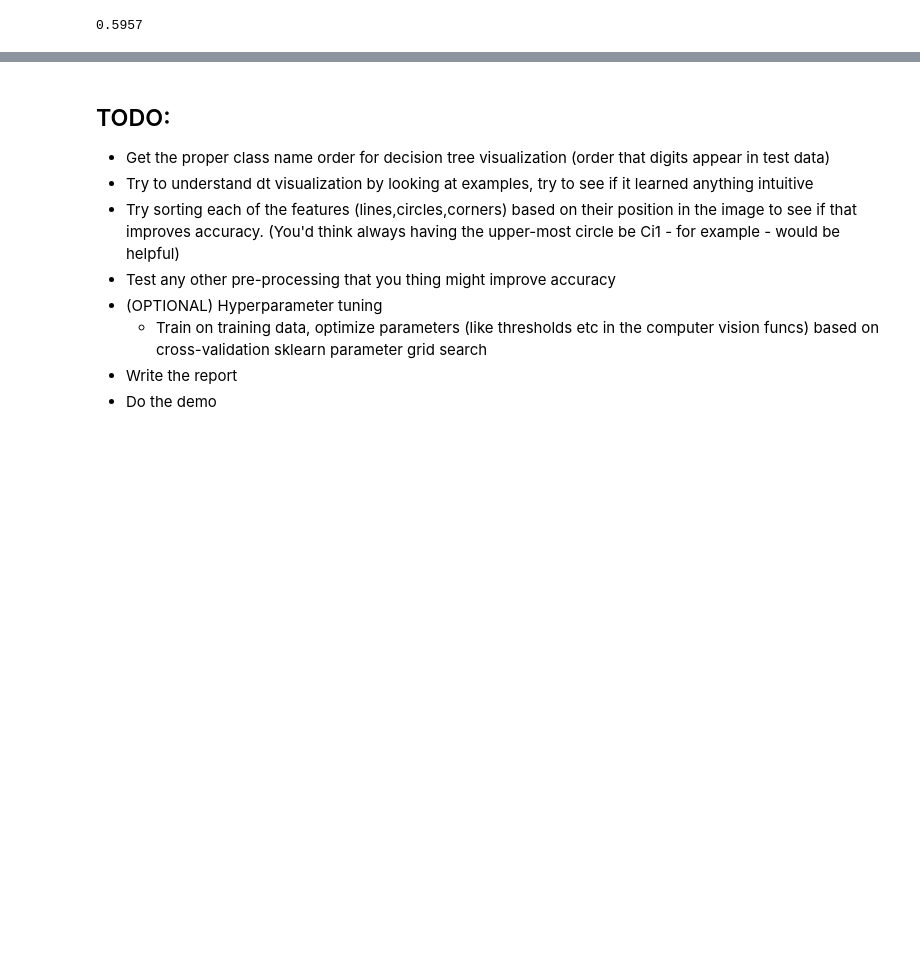
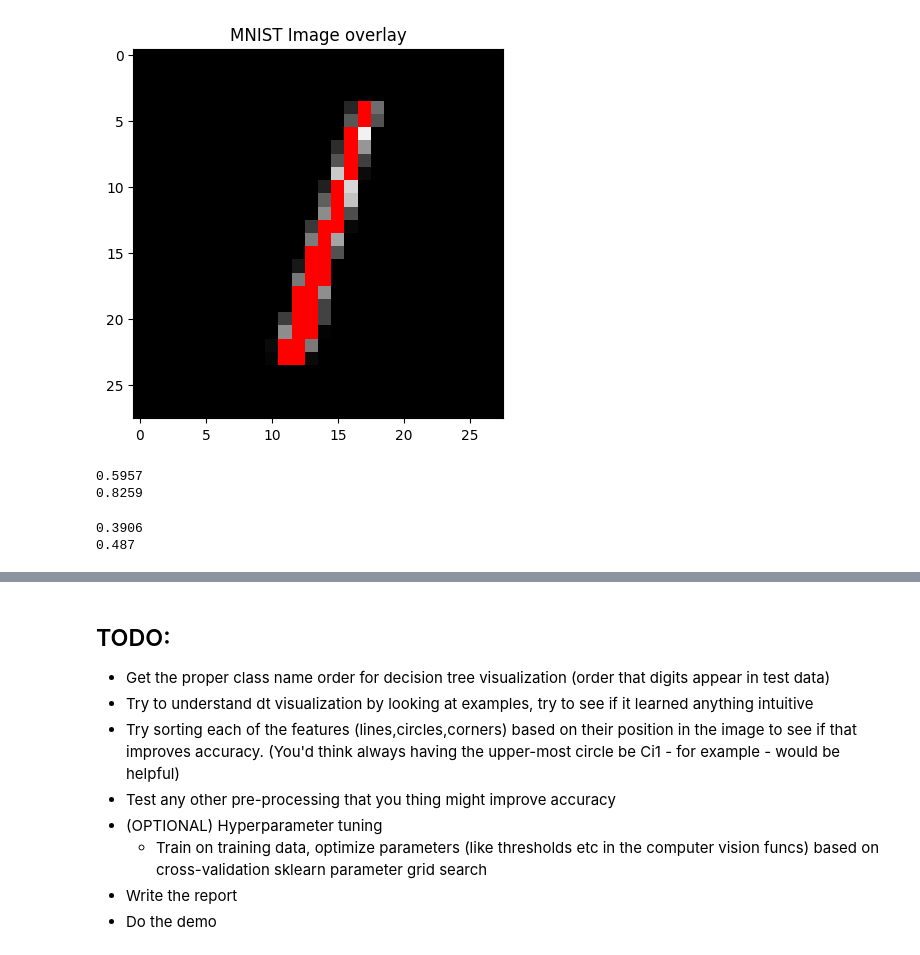
Before and after one commit to seankoneill/cv-interp-demo, a Jupyter notebook: trees.ipynb, the cells around one changed output, grey strips where cells are left out. Drawn from its saved outputs; the diff is of its cells as text; code cells hidden in the pictures; blank space fills up the shorter version.

```diff
--- a/trees.ipynb
+++ b/trees.ipynb
@@ -41,6 +40,10 @@ for i in range(10):
+# %%
+for i in range(2, 3):
+    show_overlay(test_X[i], get_lines(test_X[i]), np.full(test_X[i].shape, np.nan), np.full(test_X[i].shape, np.nan))
+# %% [output]
+[figure, added]
 # %%
-clf = sklearn.tree.DecisionTreeClassifier(max_depth=4)
-clf.fit(train_X.reshape(60000,-1),train_Y)
-clf.score(test_X.reshape(10000,-1),test_Y)
+def decision_tree(train_data, test_data, max_depth=4):
+    dt_clf = sklearn.tree.DecisionTreeClassifier(max_depth=max_depth)
+    dt_clf.fit(train_data.reshape(60000,-1),train_Y)
+    return dt_clf.score(test_data.reshape(10000,-1),test_Y)
-# %% [output]
-0.5957
@@ -47,3 +55,15 @@ clf.score(test_X.reshape(10000,-1),test_Y)
+# %%
+print(decision_tree(train_X, test_X))
+print(random_forest(train_X, test_X))
+# %% [output]
+0.5957
+0.8259
 # %%
 train_X_features = np.array([get_features(x) for x in train_X])
 test_X_features = np.array([get_features(x) for x in test_X])
+# %%
+print(decision_tree(train_X_features, test_X_features))
+print(random_forest(train_X_features, test_X_features))
+# %% [output]
+0.3906
+0.487
```
Also changed, not shown: parts of 14 cells of this notebook, 3 other files.
